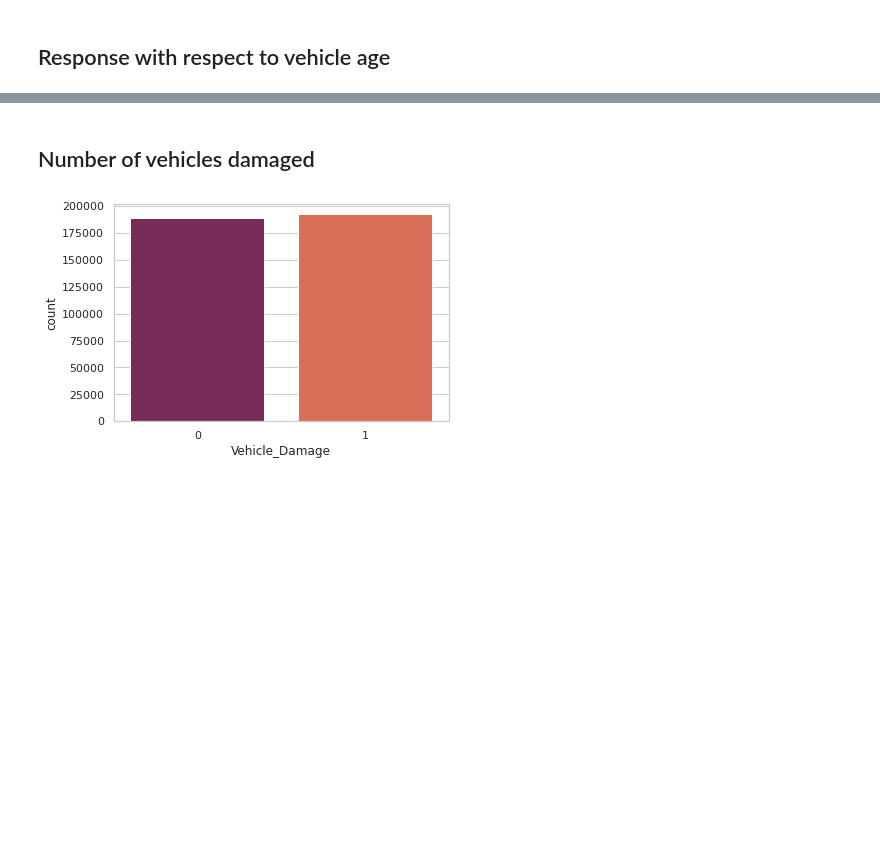
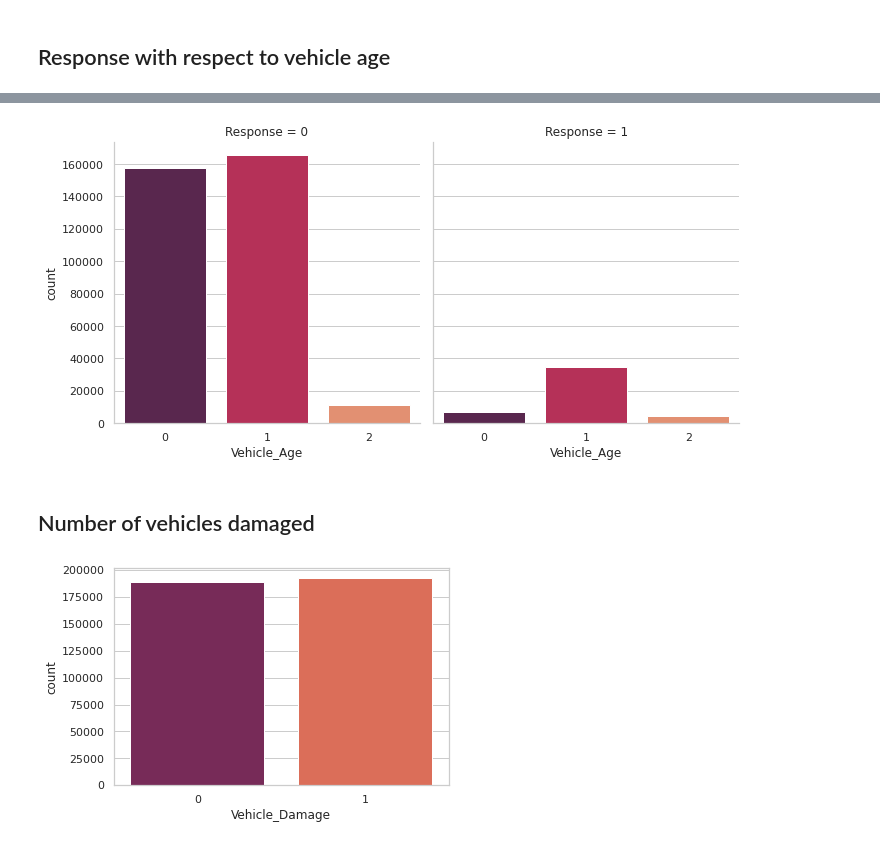
Before and after one commit to MananTaneja/MLDM_CaseStudy_Insurance, a Jupyter notebook: review1.ipynb, the cells around one changed output, grey strips where cells are left out. Saved outputs shown, nothing was run; the diff lists cells and outputs as text; code cells hidden in the pictures; blank space fills up the shorter version.

```diff
--- a/review1.ipynb
+++ b/review1.ipynb
@@ -193,3 +239,9 @@ df
+# %%
+cnp10=sns.catplot(x="Vehicle_Age", y="count",col="Response",data=df, kind="bar", palette="rocket");
+
+plt.show(cnp10);
+# %% [output]
+[figure, added]
 # %% [markdown]
 ## Number of vehicles damaged
 # %%
```
Also changed, not shown: parts of 15 cells of this notebook.
